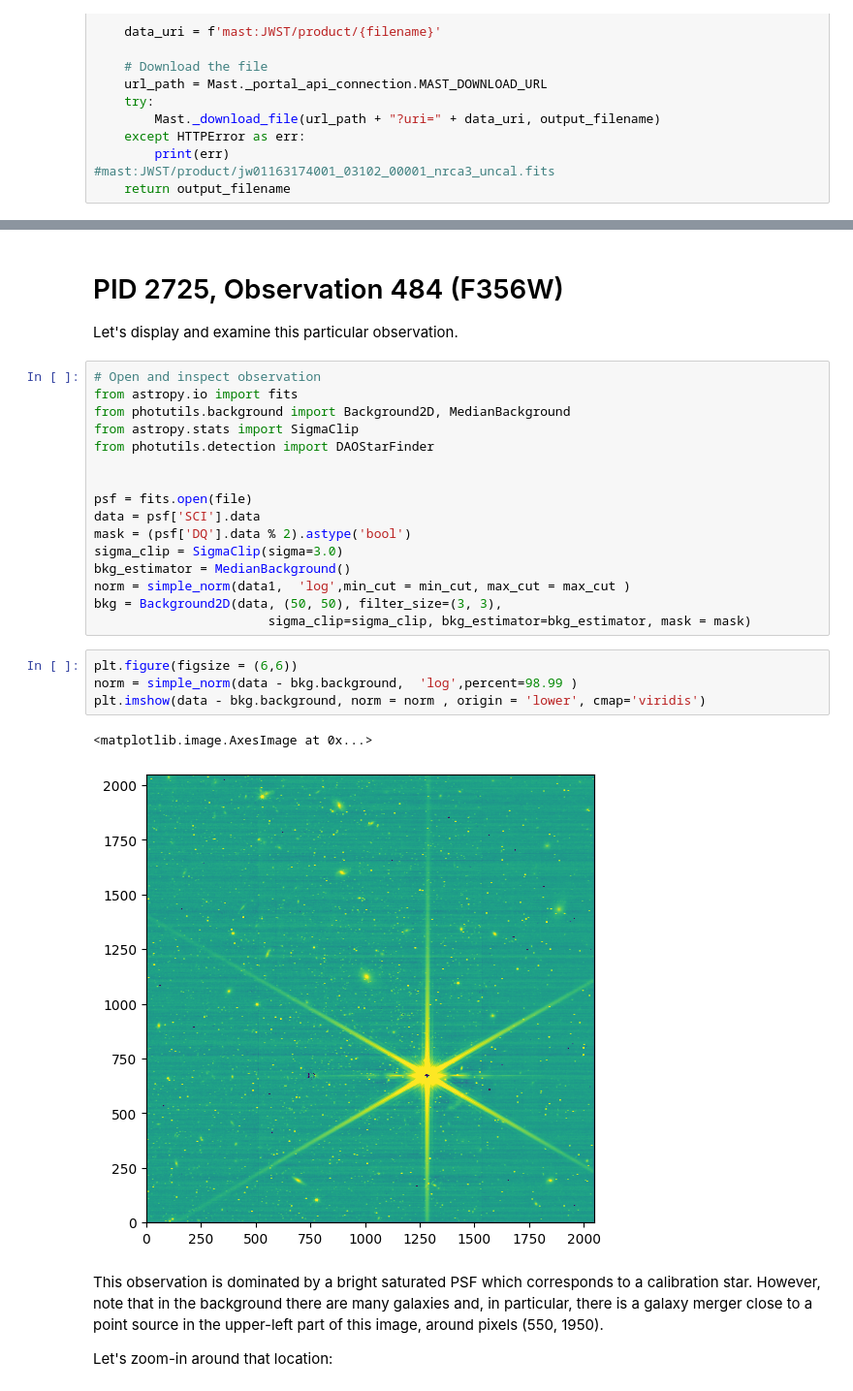
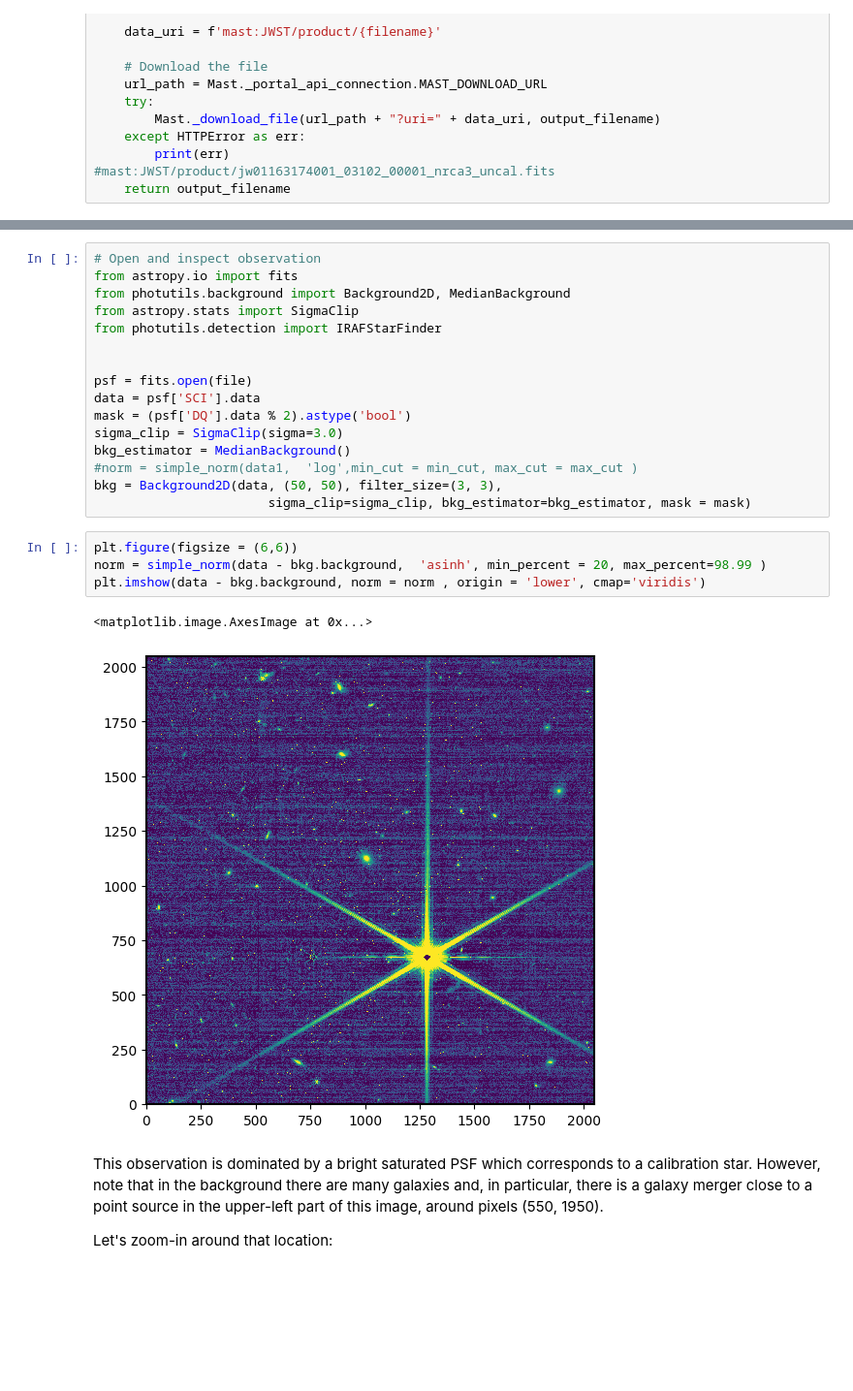
Before and after one commit to spacetelescope/stpsf, a Jupyter notebook: docs/jwst_psf_subtraction.ipynb, the cells around one changed output, grey strips where cells are left out. Shown at 97% size. Saved outputs shown, nothing was run; the diff lists cells and outputs as text; blank space fills up the shorter version.

```diff
--- a/docs/jwst_psf_subtraction.ipynb
+++ b/docs/jwst_psf_subtraction.ipynb
@@ -60,12 +66,9 @@ Downloading URL https://mast.stsci.edu/api/v0.1/Download/file?uri=mast:JWST/prod
-# %% [markdown]
-# PID 2725, Observation 484 (F356W)
-Let's display and examine this particular observation.
 # %%
 # Open and inspect observation
 from astropy.io import fits
 from photutils.background import Background2D, MedianBackground
 from astropy.stats import SigmaClip
-from photutils.detection import DAOStarFinder
+from photutils.detection import IRAFStarFinder
 
 
 psf = fits.open(file)
@@ -73,16 +76,16 @@ data = psf['SCI'].data
 mask = (psf['DQ'].data % 2).astype('bool')
 sigma_clip = SigmaClip(sigma=3.0)
 bkg_estimator = MedianBackground()
-norm = simple_norm(data1,  'log',min_cut = min_cut, max_cut = max_cut )
+#norm = simple_norm(data1,  'log',min_cut = min_cut, max_cut = max_cut )
 bkg = Background2D(data, (50, 50), filter_size=(3, 3),
                        sigma_clip=sigma_clip, bkg_estimator=bkg_estimator, mask = mask)
 # %%
 plt.figure(figsize = (6,6))
-norm = simple_norm(data - bkg.background,  'log',percent=98.99 )
+norm = simple_norm(data - bkg.background,  'asinh', min_percent = 20, max_percent=98.99 )
 plt.imshow(data - bkg.background, norm = norm , origin = 'lower', cmap='viridis')
 # %% [output]
 <matplotlib.image.AxesImage at 0x...>
-[figure, old version]
+[figure, new version]
 # %% [markdown]
 This  observation is dominated by a bright saturated PSF which corresponds to a calibration star. However, note that in the background there are many galaxies and, in particular, there is a galaxy merger close to a point source in the upper-left part of this image, around pixels (550, 1950).
 
```
Also changed, not shown: parts of 28 cells of this notebook.
